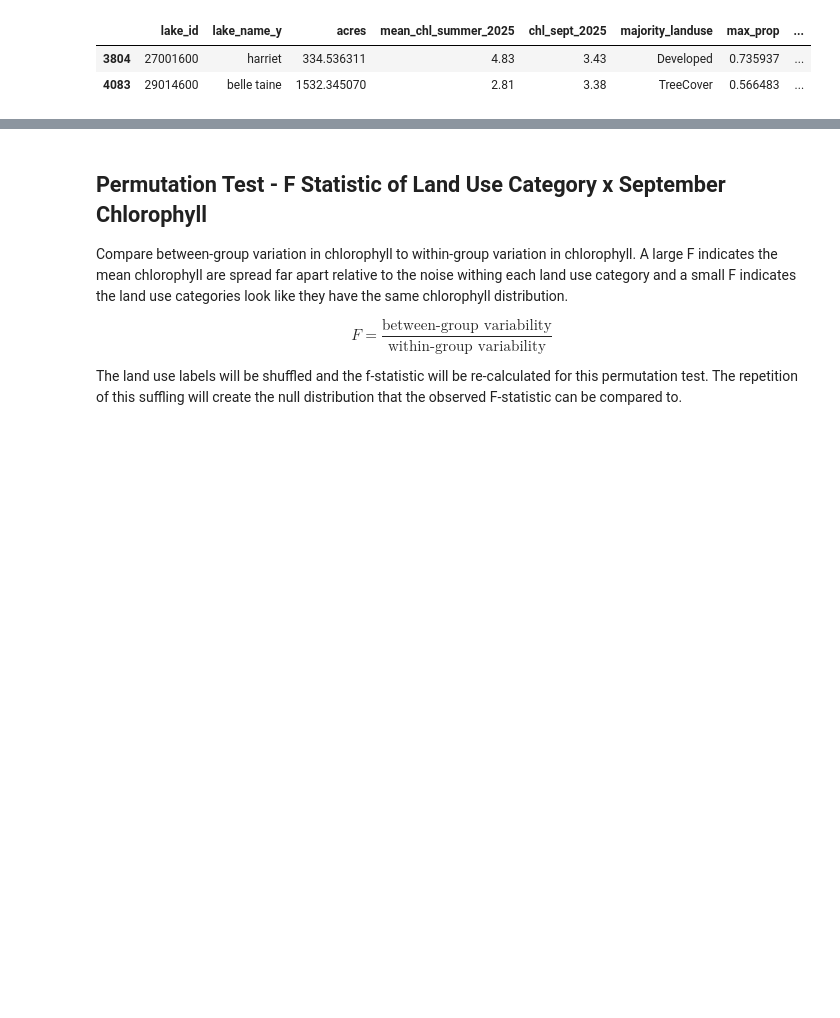
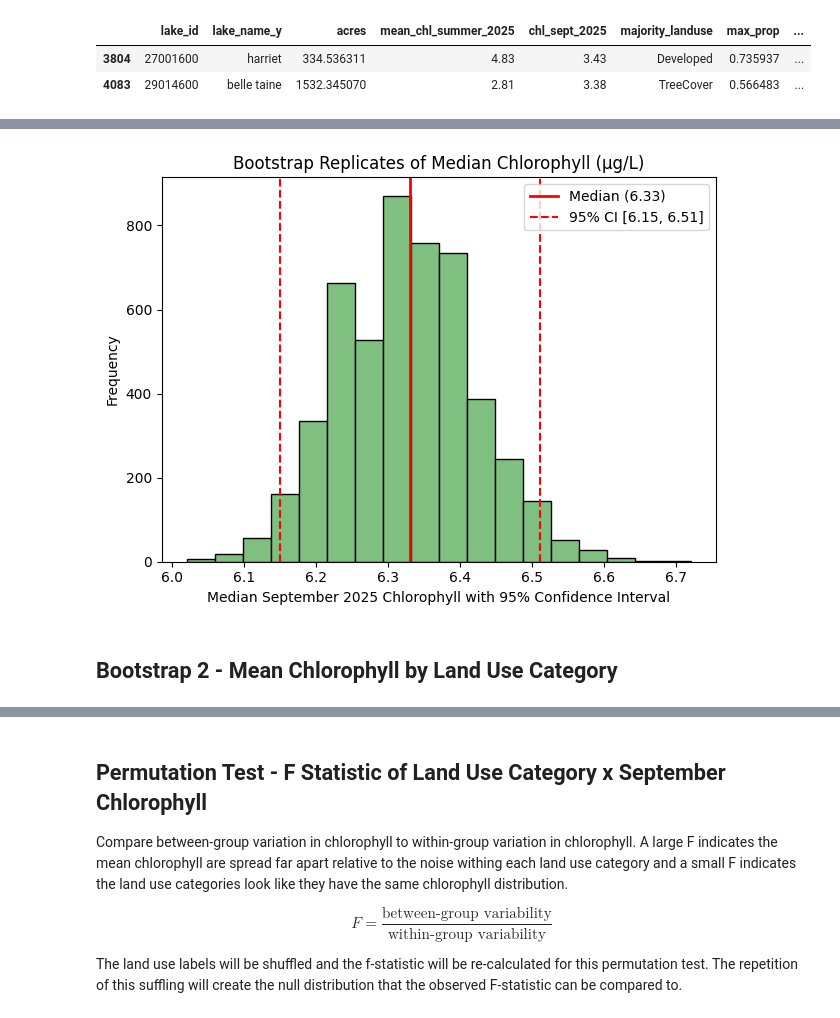
Before and after one commit to sscrader/SEIS631_Project, a Jupyter notebook: project_analysis.ipynb, the cells around one changed output, grey strips where cells are left out. Drawn from its saved outputs; the diff is of its cells as text; code cells hidden in the pictures; blank space fills up the shorter version.

```diff
--- a/project_analysis.ipynb
+++ b/project_analysis.ipynb
@@ -251,0 +382,8 @@ plt.show()
+# %%
+# bootstrap chlorophyll for 5000 replicates
+med_boot = use_qual_df.copy()
+
+replicates = []
+
+for _ in range(5000) :
+    replicates.append(med_boot.sample(frac=1, replace = True)['chl_sept_2025'].median())
@@ -251,0 +400,19 @@ plt.show()
+# %%
+# histogram of bootstrap replicates and observed median
+
+boot_med = np.median(replicates)
+
+plt.hist(replicates, bins=18, color='#7fbf7f', edgecolor='black')
+plt.axvline(median_chla, color='red', linestyle='-', linewidth=2, label=f'Median ({median_chla:.2f})')
+plt.axvline(ci_lower, color='red', linestyle='--', lw=1.5, label=f'95% CI [{ci_lower:.2f}, {ci_upper:.2f}]')
+plt.axvline(ci_upper, color='red', linestyle='--', lw=1.5)
+plt.xlabel('Median September 2025 Chlorophyll with 95% Confidence Interval')
+plt.ylabel('Frequency')
+plt.title('Bootstrap Replicates of Median Chlorophyll (µg/L)')
+plt.legend()
+plt.tight_layout()
+plt.show()
+# %% [output]
+[figure, new version]
+# %% [markdown]
+## Bootstrap 2 - Mean Chlorophyll by Land Use Category
```
Also changed, not shown: parts of 22 cells of this notebook.
